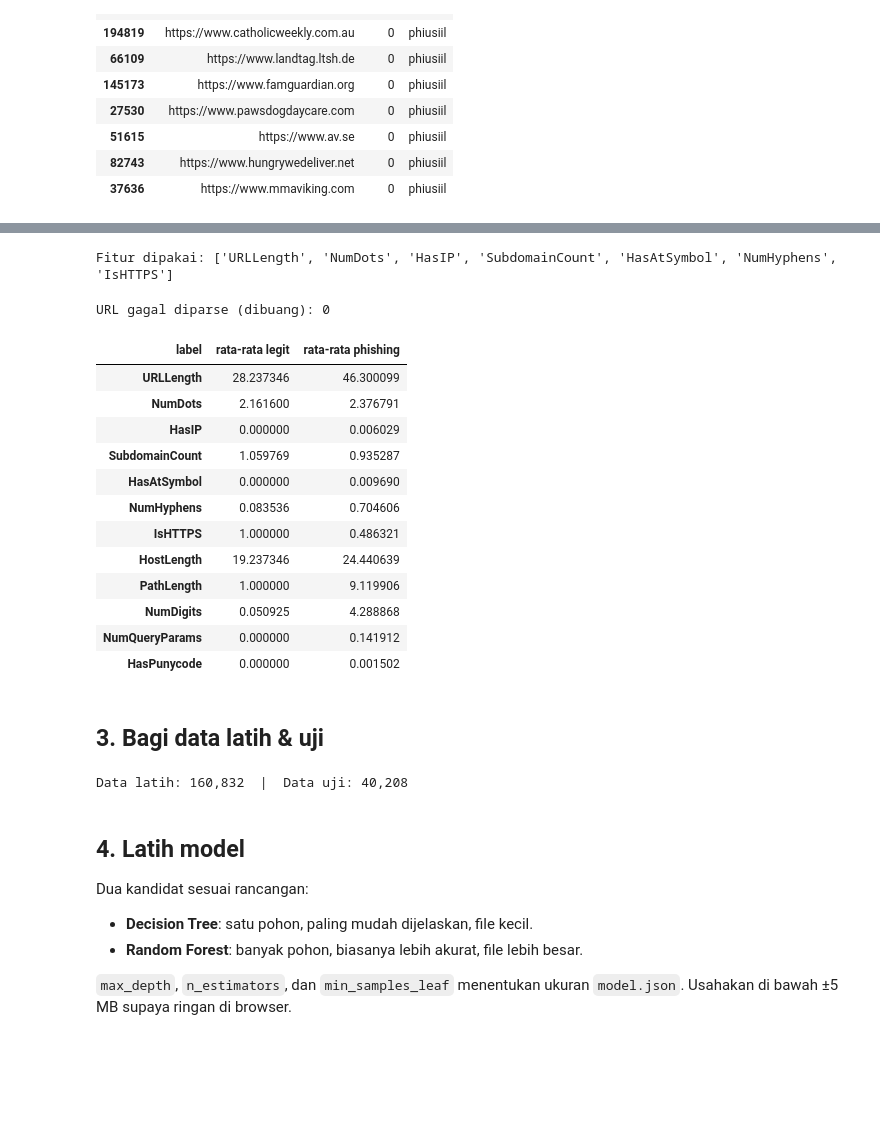
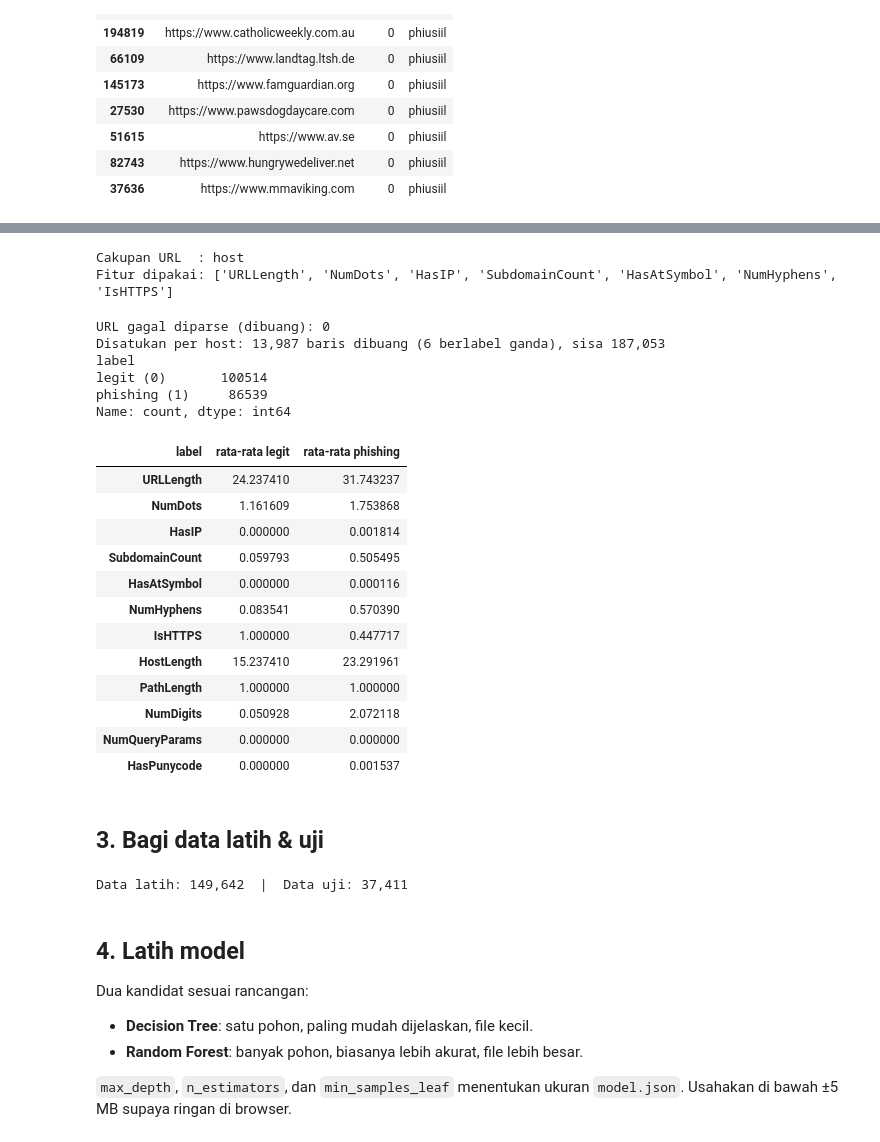
Before and after one commit to Muzidha/Phising-alert, a Jupyter notebook: ml/train.ipynb, the cells around one changed output, grey strips where cells are left out. Saved outputs shown, nothing was run; the diff lists cells and outputs as text; code cells hidden in the pictures; blank space fills up the shorter version.

```diff
--- a/ml/train.ipynb
+++ b/ml/train.ipynb
@@ -95,43 +124,67 @@ URL diubah jadi angka oleh `features.extract_features()`. Fungsi ini meniru norm
 # %%
+URL_SCOPE = 'host'  # 'host' atau 'full' (lihat tabel di atas)
+
 # Fitur inti dari rancangan (bagian 6.2). Semuanya bisa dihitung ulang di extension/features.js.
 FEATURES = list(F.CORE_FEATURES)
 
 # Fitur tambahan (opsional): aktifkan lalu bandingkan hasil evaluasinya.
-# FEATURES += ['HostLength', 'PathLength', 'NumDigits', 'NumQueryParams', 'HasPunycode']
+# Di mode 'host', PathLength & NumQueryParams selalu konstan → jangan dipakai.
+# FEATURES += ['HostLength', 'NumDigits', 'HasPunycode']
 
 # Kalau dataset-mu banyak URL tanpa http:// atau https://, IsHTTPS tidak bisa dipercaya:
 # FEATURES.remove('IsHTTPS')
 
+print('Cakupan URL  :', URL_SCOPE)
 print('Fitur dipakai:', FEATURES)
 # %% [output]
+Cakupan URL  : host
 Fitur dipakai: ['URLLength', 'NumDots', 'HasIP', 'SubdomainCount', 'HasAtSymbol', 'NumHyphens', 'IsHTTPS']
 # %%
-rows = F.extract_many(df['url'])
+rows = F.extract_many(df['url'], URL_SCOPE)
+keys = F.canonical_many(df['url'], URL_SCOPE)
 valid = np.array([r is not None for r in rows])
 print(f'URL gagal diparse (dibuang): {(~valid).sum():,}')
 
 feat_df = pd.DataFrame([r for r in rows if r is not None], index=df.index[valid])
 data = pd.concat([df.loc[valid, ['url', 'label']], feat_df], axis=1)
+data['key'] = pd.Series(keys, index=df.index)[valid]
+
+# Di mode 'host', URL berbeda dari host yang sama punya fitur identik. Satukan per host,
+# supaya host yang sama tidak muncul di data latih DAN data uji (hasil evaluasi jadi terlalu bagus).
+# Host yang muncul sebagai legit sekaligus phishing dibuang karena labelnya bertentangan.
+n_label = data.groupby('key')['label'].nunique()
+conflict_keys = n_label[n_label > 1].index
+before = len(data)
+data = data[~data['key'].isin(conflict_keys)].drop_duplicates(subset='key')
+print(f'Disatukan per {URL_SCOPE}: {before - len(data):,} baris dibuang '
+      f'({len(conflict_keys):,} berlabel ganda), sisa {len(data):,}')
+print(data['label'].map({0: 'legit (0)', 1: 'phishing (1)'}).value_counts())
+
 X = data[FEATURES].astype(np.int64)
 y = data['label'].astype(int)
 
 # Rata-rata tiap fitur per kelas: fitur yang bagus nilainya beda jauh antara legit & phishing
 data.groupby('label')[F.FEATURE_NAMES].mean().T.rename(columns={0: 'rata-rata legit', 1: 'rata-rata phishing'})
 # %% [output]
 URL gagal diparse (dibuang): 0
+Disatukan per host: 13,987 baris dibuang (6 berlabel ganda), sisa 187,053
+label
+legit (0)       100514
+phishing (1)     86539
+Name: count, dtype: int64
 | label | rata-rata legit | rata-rata phishing |
-| URLLength | 28.237346 | 46.300099 |
-| NumDots | 2.161600 | 2.376791 |
-| HasIP | 0.000000 | 0.006029 |
-| SubdomainCount | 1.059769 | 0.935287 |
-| HasAtSymbol | 0.000000 | 0.009690 |
-| NumHyphens | 0.083536 | 0.704606 |
-| IsHTTPS | 1.000000 | 0.486321 |
-| HostLength | 19.237346 | 24.440639 |
-| PathLength | 1.000000 | 9.119906 |
-| NumDigits | 0.050925 | 4.288868 |
-| NumQueryParams | 0.000000 | 0.141912 |
-| HasPunycode | 0.000000 | 0.001502 |
+| URLLength | 24.237410 | 31.743237 |
+| NumDots | 1.161609 | 1.753868 |
+| HasIP | 0.000000 | 0.001814 |
+| SubdomainCount | 0.059793 | 0.505495 |
+| HasAtSymbol | 0.000000 | 0.000116 |
+| NumHyphens | 0.083541 | 0.570390 |
+| IsHTTPS | 1.000000 | 0.447717 |
+| HostLength | 15.237410 | 23.291961 |
+| PathLength | 1.000000 | 1.000000 |
+| NumDigits | 0.050928 | 2.072118 |
+| NumQueryParams | 0.000000 | 0.000000 |
+| HasPunycode | 0.000000 | 0.001537 |
 # %% [markdown]
 ## 3. Bagi data latih & uji
 # %%
@@ -140,7 +193,7 @@ X_train, X_test, y_train, y_test, url_train, url_test = train_test_split(
 )
 print(f'Data latih: {len(X_train):,}  |  Data uji: {len(X_test):,}')
 # %% [output]
-Data latih: 160,832  |  Data uji: 40,208
+Data latih: 149,642  |  Data uji: 37,411
 # %% [markdown]
 ## 4. Latih model
 
```
Also changed, not shown: parts of 16 cells of this notebook, 12 other files.
